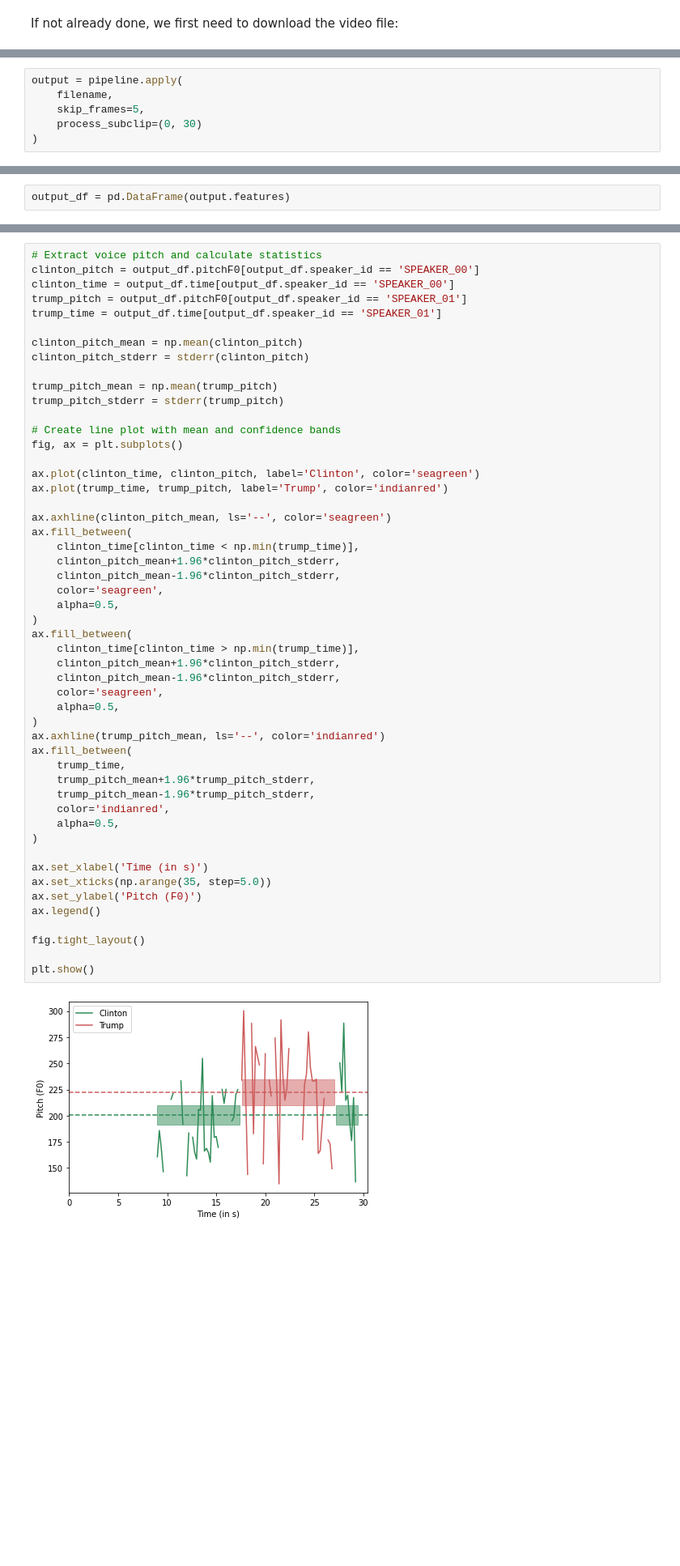
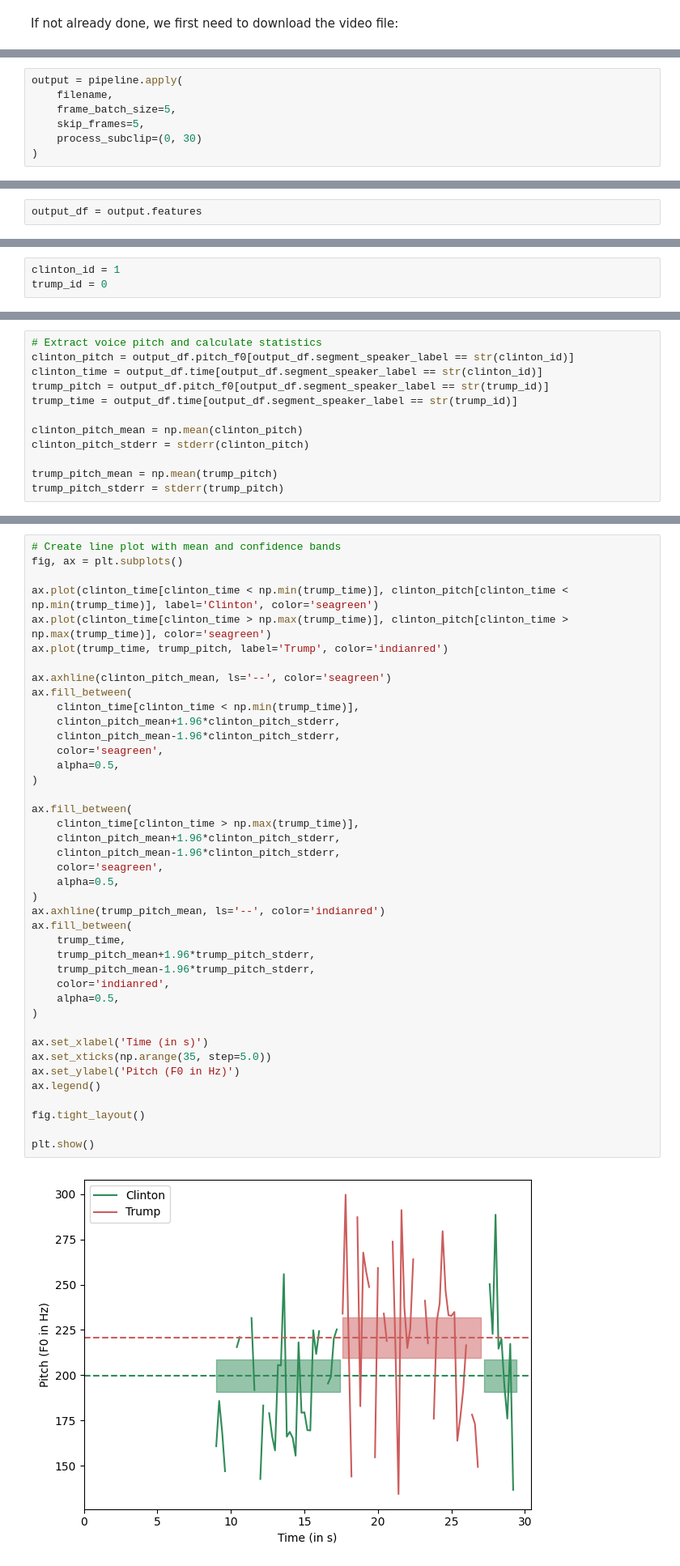
Before and after one commit to mexca/mexca, a Jupyter notebook: examples/example_emotion_feature_extraction.ipynb, the cells around one changed output, grey strips where cells are left out. Shown at 81% size. Saved outputs shown, nothing was run; the diff lists cells and outputs as text; blank space fills up the shorter version.

```diff
--- a/examples/example_emotion_feature_extraction.ipynb
+++ b/examples/example_emotion_feature_extraction.ipynb
@@ -98,6 +90,7 @@ To run the **mexca** pipeline, we call the apply method, we call the `apply()` m
 # %%
 output = pipeline.apply(
     filename,
+    frame_batch_size=5,
     skip_frames=5,
     process_subclip=(0, 30)
 )
@@ -113,5 +120,5 @@ To simplify further processing, we convert the `features` attribute from the out
 # %%
-output_df = pd.DataFrame(output.features)
+output_df = output.features
 # %% [markdown]
 ## Analyzing Facial Expressions
 
@@ -121,6 +128,9 @@ def stderr(x):
     """Calculate the standard error of the mean
     """
     return np.std(x)/np.sqrt(len(x))
+# %%
+clinton_id = 1
+trump_id = 0
 # %%
 # Expand action unit lists into separate columns
 au_df = (output_df['face_aus']
@@ -172,0 +183,12 @@ Besides facial emotion expressions, **mexca** also allows us to analyze vocal ex
+# %%
+# Extract voice pitch and calculate statistics
+clinton_pitch = output_df.pitch_f0[output_df.segment_speaker_label == str(clinton_id)]
+clinton_time = output_df.time[output_df.segment_speaker_label == str(clinton_id)]
+trump_pitch = output_df.pitch_f0[output_df.segment_speaker_label == str(trump_id)]
+trump_time = output_df.time[output_df.segment_speaker_label == str(trump_id)]
+
+clinton_pitch_mean = np.mean(clinton_pitch)
+clinton_pitch_stderr = stderr(clinton_pitch)
+
+trump_pitch_mean = np.mean(trump_pitch)
+trump_pitch_stderr = stderr(trump_pitch)
@@ -173,56 +199,46 @@ Besides facial emotion expressions, **mexca** also allows us to analyze vocal ex
 # %%
-# Extract voice pitch and calculate statistics
-clinton_pitch = output_df.pitchF0[output_df.speaker_id == 'SPEAKER_00']
-clinton_time = output_df.time[output_df.speaker_id == 'SPEAKER_00']
-trump_pitch = output_df.pitchF0[output_df.speaker_id == 'SPEAKER_01']
-trump_time = output_df.time[output_df.speaker_id == 'SPEAKER_01']
-
-clinton_pitch_mean = np.mean(clinton_pitch)
-clinton_pitch_stderr = stderr(clinton_pitch)
-
-trump_pitch_mean = np.mean(trump_pitch)
-trump_pitch_stderr = stderr(trump_pitch)
-
 # Create line plot with mean and confidence bands
 fig, ax = plt.subplots()
 
-ax.plot(clinton_time, clinton_pitch, label='Clinton', color='seagreen')
+ax.plot(clinton_time[clinton_time < np.min(trump_time)], clinton_pitch[clinton_time < np.min(trump_time)], label='Clinton', color='seagreen')
+ax.plot(clinton_time[clinton_time > np.max(trump_time)], clinton_pitch[clinton_time > np.max(trump_time)], color='seagreen')
 ax.plot(trump_time, trump_pitch, label='Trump', color='indianred')
 
 ax.axhline(clinton_pitch_mean, ls='--', color='seagreen')
 ax.fill_between(
     clinton_time[clinton_time < np.min(trump_time)],
     clinton_pitch_mean+1.96*clinton_pitch_stderr,
     clinton_pitch_mean-1.96*clinton_pitch_stderr,
     color='seagreen',
     alpha=0.5,
 )
+
 ax.fill_between(
-    clinton_time[clinton_time > np.min(trump_time)],
+    clinton_time[clinton_time > np.max(trump_time)],
     clinton_pitch_mean+1.96*clinton_pitch_stderr,
     clinton_pitch_mean-1.96*clinton_pitch_stderr,
     color='seagreen',
     alpha=0.5,
 )
 ax.axhline(trump_pitch_mean, ls='--', color='indianred')
 ax.fill_between(
     trump_time,
     trump_pitch_mean+1.96*trump_pitch_stderr,
     trump_pitch_mean-1.96*trump_pitch_stderr,
     color='indianred',
     alpha=0.5,
 )
 
 ax.set_xlabel('Time (in s)')
 ax.set_xticks(np.arange(35, step=5.0))
-ax.set_ylabel('Pitch (F0)')
+ax.set_ylabel('Pitch (F0 in Hz)')
 ax.legend()
 
 fig.tight_layout()
 
 plt.show()
 # %% [output]
-[figure, old version]
+[figure, new version]
 # %% [markdown]
 The figure shows the voice pitch of Clinton and Trump over time and displays the mean pitch (dashed line) with confidence bands (95% CI). It shows that the baseline pitch of Trump's voice is higher on average than Clinton's. However, to draw meaningful conclusions about differences in expressed emotions, we would need to compare the pitch in specific parts of speech against the baseline (which goes beyond this example).
 
```
Also changed, not shown: parts of 34 cells of this notebook, 3 other files.
